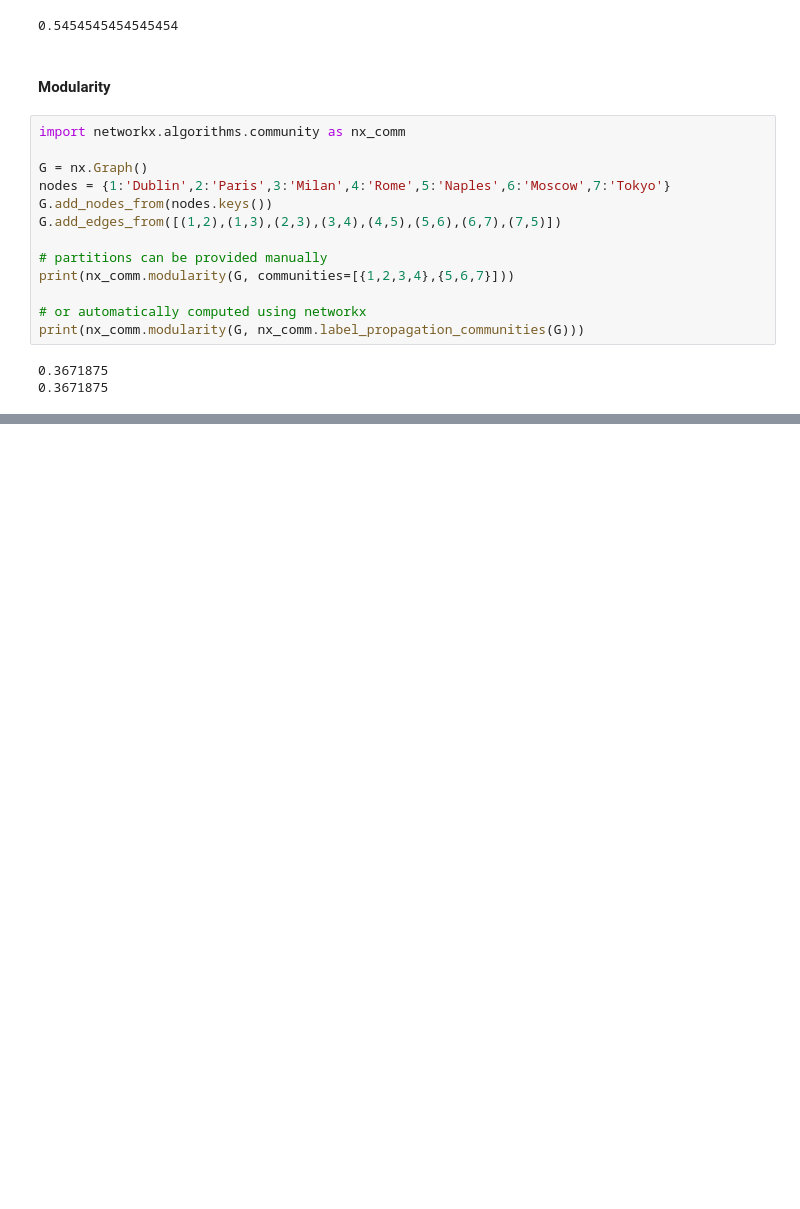
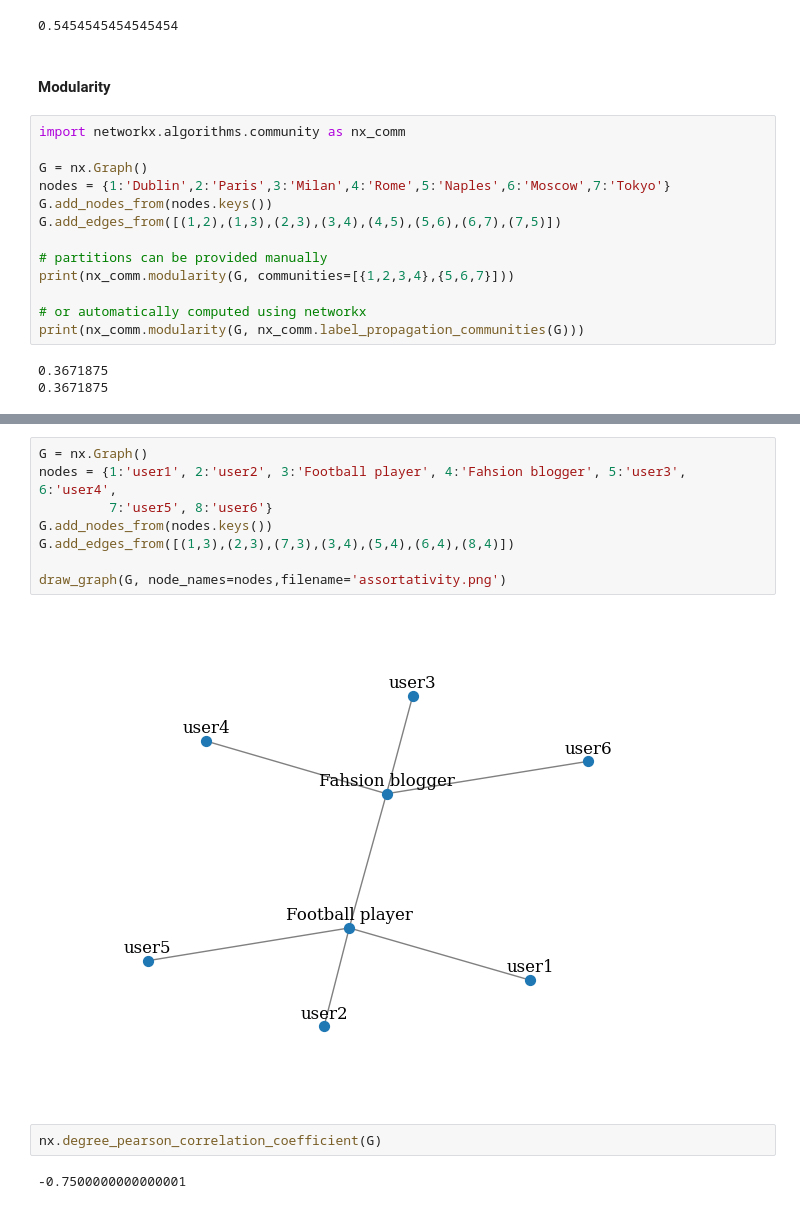
Before and after one commit to Gil-jung/GraphML, a Jupyter notebook: Chapter01/02_Graph_metrics.ipynb, the cells around one changed output, grey strips where cells are left out. Drawn from its saved outputs; the diff is of its cells as text; blank space fills up the shorter version.

```diff
--- a/Chapter01/02_Graph_metrics.ipynb
+++ b/Chapter01/02_Graph_metrics.ipynb
@@ -171,0 +251,14 @@ print(nx_comm.modularity(G, nx_comm.label_propagation_communities(G)))
+# %%
+G = nx.Graph()
+nodes = {1:'user1', 2:'user2', 3:'Football player', 4:'Fahsion blogger', 5:'user3', 6:'user4',
+         7:'user5', 8:'user6'}
+G.add_nodes_from(nodes.keys())
+G.add_edges_from([(1,3),(2,3),(7,3),(3,4),(5,4),(6,4),(8,4)])
+
+draw_graph(G, node_names=nodes,filename='assortativity.png')
+# %% [output]
+[figure, added]
+# %%
+nx.degree_pearson_correlation_coefficient(G)
+# %% [output]
+-0.7500000000000001
```
Also changed, not shown: parts of 14 cells of this notebook.
